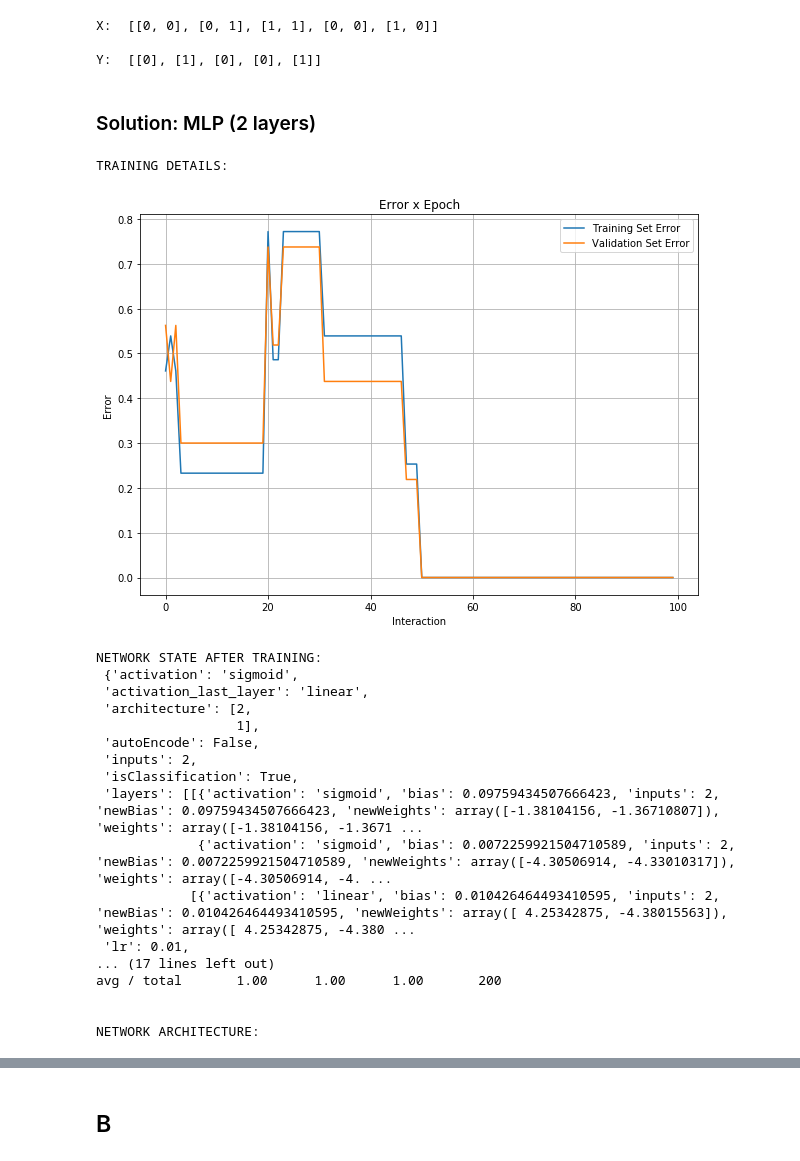
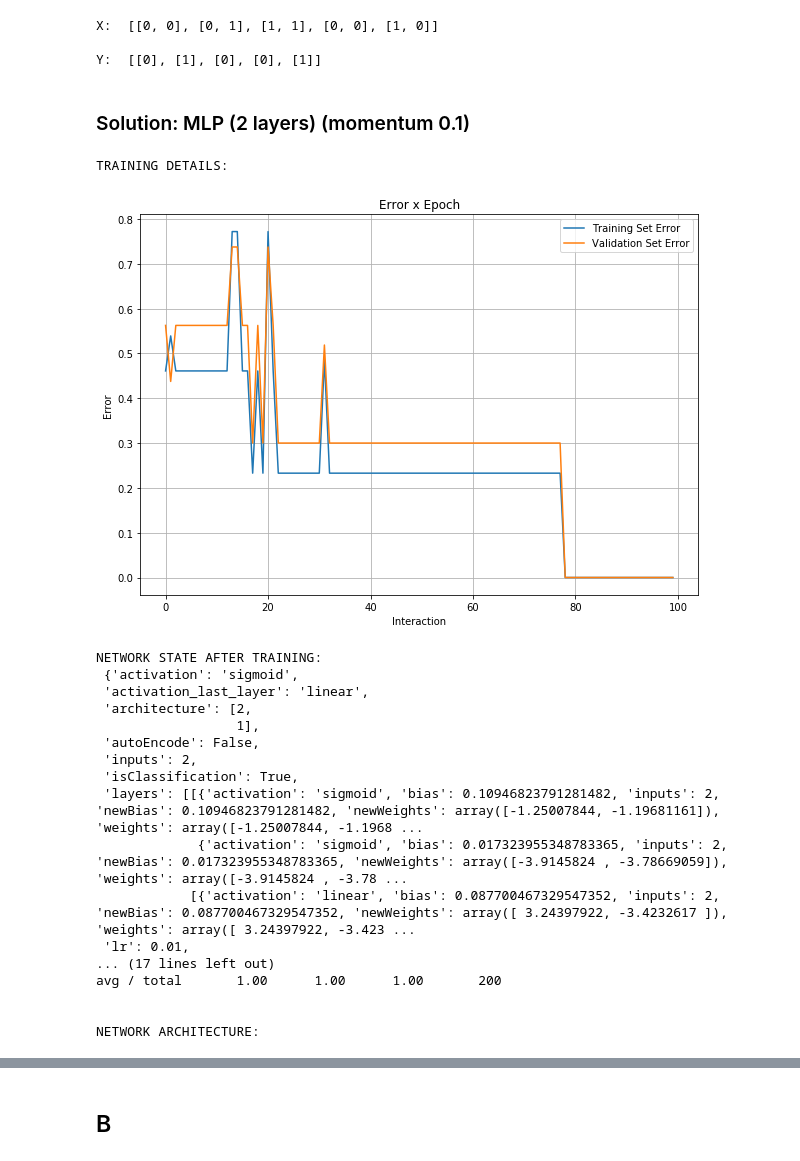
Before and after one commit to RenanGBarreto/neural-network-lib, a Jupyter notebook: notebooks/L1Q3.ipynb, the cells around one changed output, grey strips where cells are left out. Cells and saved outputs as stored; diff of their text form; code cells hidden in the pictures.

```diff
--- a/notebooks/L1Q3.ipynb
+++ b/notebooks/L1Q3.ipynb
@@ -49,27 +47,27 @@ X:  [[0, 0], [0, 1], [1, 1], [0, 0], [1, 0]]
 
 Y:  [[0], [1], [0], [0], [1]]
 # %% [markdown]
-### Solution: MLP (2 layers)
+### Solution: MLP (2 layers) (momentum 0.1)
 # %%
 model = NeuralNetwork(2, [2, 1], isClassification=True, lr=0.01, autoEncode=False, activation='sigmoid',
-                      activation_last_layer='linear', seed=SEED)
+                      activation_last_layer='linear', seed=SEED, momentum=0.1)
 
 print("TRAINING DETAILS:")
 model.fit(X=X_train, y=y_train, epochs=100, verbose=False, plot=True)
 
 print("NETWORK STATE AFTER TRAINING:\n", model, "\n")
 y_test_true = np.reshape(y_test, (len(y_test)))
 y_test_pred = np.reshape(model.predict(X_test), (len(X_test)))
 
 print("TEST DATASET PREDICTIONS: \ny_test_true: ", y_test_true[:15]," (first 15) \ny_test_pred: ", y_test_pred[:15], " (first 15)\n")
 print("CONFUSION MATRIX:\n", confusion_matrix(y_test_true, y_test_pred), "\n")
 print("CLASSIFICATION REPORT:\n", classification_report(y_test_true, y_test_pred), "\n")
 
 print("NETWORK ARCHITECTURE:")
 model.draw(size=(10,8))
 # %% [output]
 TRAINING DETAILS:
-[figure, old version]
+[figure, new version]
 NETWORK STATE AFTER TRAINING:
  {'activation': 'sigmoid',
  'activation_last_layer': 'linear',
@@ -78,9 +76,9 @@ NETWORK STATE AFTER TRAINING:
  'autoEncode': False,
  'inputs': 2,
  'isClassification': True,
- 'layers': [[{'activation': 'sigmoid', 'bias': 0.09759434507666423, 'inputs': 2, 'newBias': 0.09759434507666423, 'newWeights': array([-1.38104156, -1.36710807]), 'weights': array([-1.38104156, -1.3671 ...
-             {'activation': 'sigmoid', 'bias': 0.0072259921504710589, 'inputs': 2, 'newBias': 0.0072259921504710589, 'newWeights': array([-4.30506914, -4.33010317]), 'weights': array([-4.30506914, -4. ...
-            [{'activation': 'linear', 'bias': 0.010426464493410595, 'inputs': 2, 'newBias': 0.010426464493410595, 'newWeights': array([ 4.25342875, -4.38015563]), 'weights': array([ 4.25342875, -4.380 ...
+ 'layers': [[{'activation': 'sigmoid', 'bias': 0.10946823791281482, 'inputs': 2, 'newBias': 0.10946823791281482, 'newWeights': array([-1.25007844, -1.19681161]), 'weights': array([-1.25007844, -1.1968 ...
+             {'activation': 'sigmoid', 'bias': 0.017323955348783365, 'inputs': 2, 'newBias': 0.017323955348783365, 'newWeights': array([-3.9145824 , -3.78669059]), 'weights': array([-3.9145824 , -3.78 ...
+            [{'activation': 'linear', 'bias': 0.087700467329547352, 'inputs': 2, 'newBias': 0.087700467329547352, 'newWeights': array([ 3.24397922, -3.4232617 ]), 'weights': array([ 3.24397922, -3.423 ...
  'lr': 0.01,
 ... (17 lines left out)
 avg / total       1.00      1.00      1.00       200
```
Also changed, not shown: parts of 6 cells of this notebook, 13 other files.
